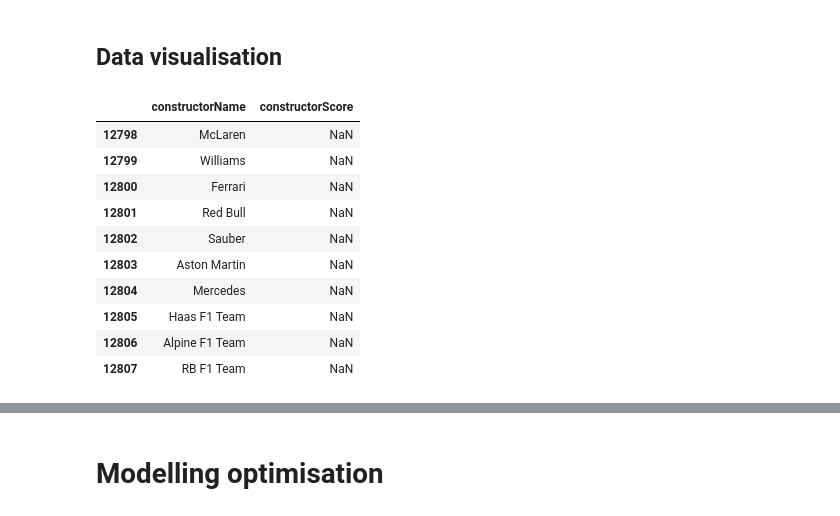
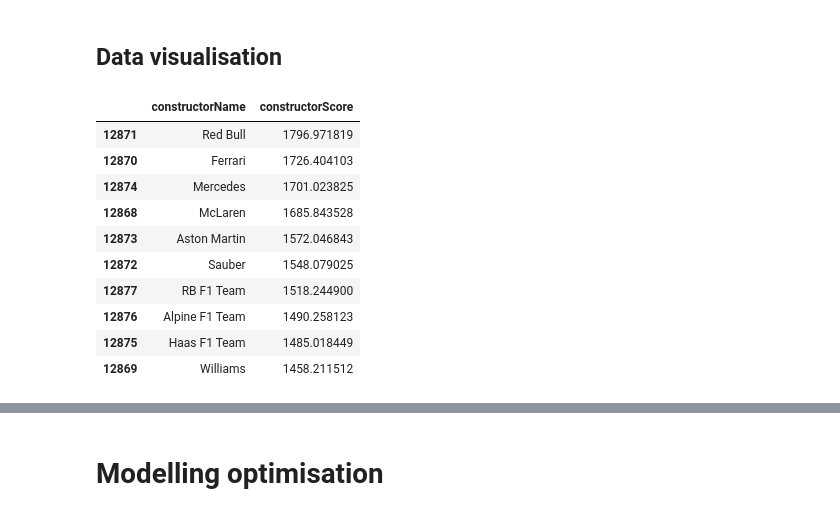
Before and after one commit to mwtmurphy/f1-rating-system, a Jupyter notebook: notebooks/prototyping.ipynb, the cells around one changed output, grey strips where cells are left out. Saved outputs shown, nothing was run; the diff lists cells and outputs as text; code cells hidden in the pictures.

```diff
--- a/notebooks/prototyping.ipynb
+++ b/notebooks/prototyping.ipynb
@@ -32,16 +33,16 @@ cur_df = con_df[con_df["constructorId"].isin(cur_con) & (con_df["year"] > 2010)]
 
 px.line(cur_df, x="date", y="constructorScore", color="constructorName")
 # %%
-cur_df.loc[(cur_df["date"] == "2024-03-09"), ["constructorName", "constructorScore"]].sort_values("constructorScore", ascending=False).drop_duplicates()
+cur_df.loc[(cur_df["date"] == cur_df["date"].max()), ["constructorName", "constructorScore"]].sort_values("constructorScore", ascending=False).drop_duplicates()
 # %% [output]
 |  | constructorName | constructorScore |
-| 12798 | McLaren | NaN |
-| 12799 | Williams | NaN |
-| 12800 | Ferrari | NaN |
-| 12801 | Red Bull | NaN |
-| 12802 | Sauber | NaN |
-| 12803 | Aston Martin | NaN |
-| 12804 | Mercedes | NaN |
-| 12805 | Haas F1 Team | NaN |
-| 12806 | Alpine F1 Team | NaN |
-| 12807 | RB F1 Team | NaN |
+| 12871 | Red Bull | 1796.971819 |
+| 12870 | Ferrari | 1726.404103 |
+| 12874 | Mercedes | 1701.023825 |
+| 12868 | McLaren | 1685.843528 |
+| 12873 | Aston Martin | 1572.046843 |
+| 12872 | Sauber | 1548.079025 |
+| 12877 | RB F1 Team | 1518.244900 |
+| 12876 | Alpine F1 Team | 1490.258123 |
+| 12875 | Haas F1 Team | 1485.018449 |
+| 12869 | Williams | 1458.211512 |
```
Also changed, not shown: parts of 12 cells of this notebook.
